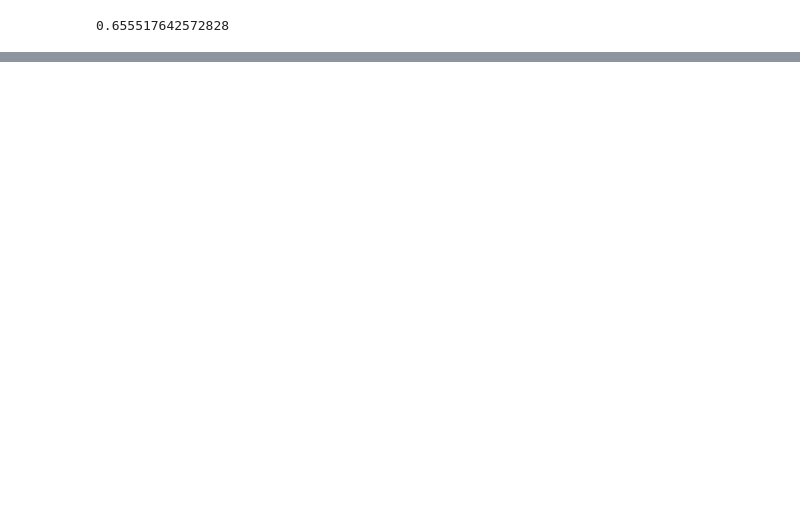
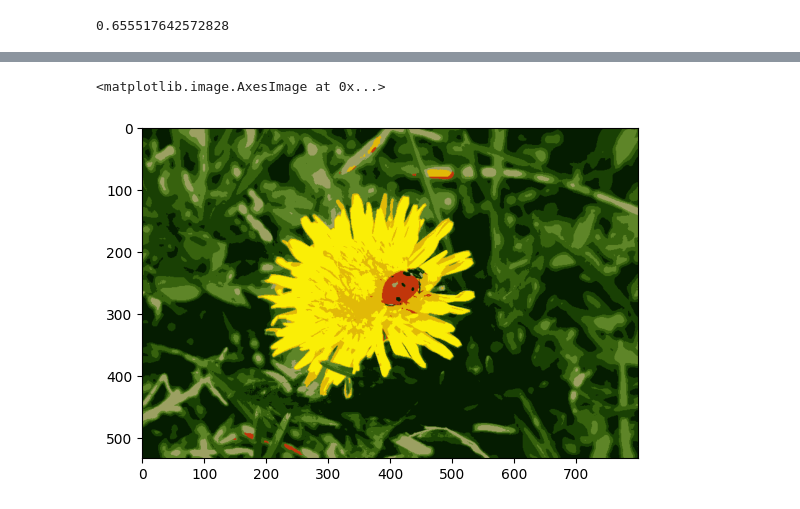
Before and after one commit to hahampis/handson-ml3, a Jupyter notebook: 09_code_along.ipynb, the cells around one changed output, grey strips where cells are left out. Saved outputs shown, nothing was run; the diff lists cells and outputs as text; code cells hidden in the pictures; blank space fills up the shorter version.

```diff
--- a/09_code_along.ipynb
+++ b/09_code_along.ipynb
@@ -79,0 +151,5 @@ silhouette_score(X, kmeans.labels_)
+# %%
+plt.imshow(segmented_img / 255)
+# %% [output]
+<matplotlib.image.AxesImage at 0x...>
+[figure, added]
```
Also changed, not shown: parts of 69 cells of this notebook, 1 other file.
